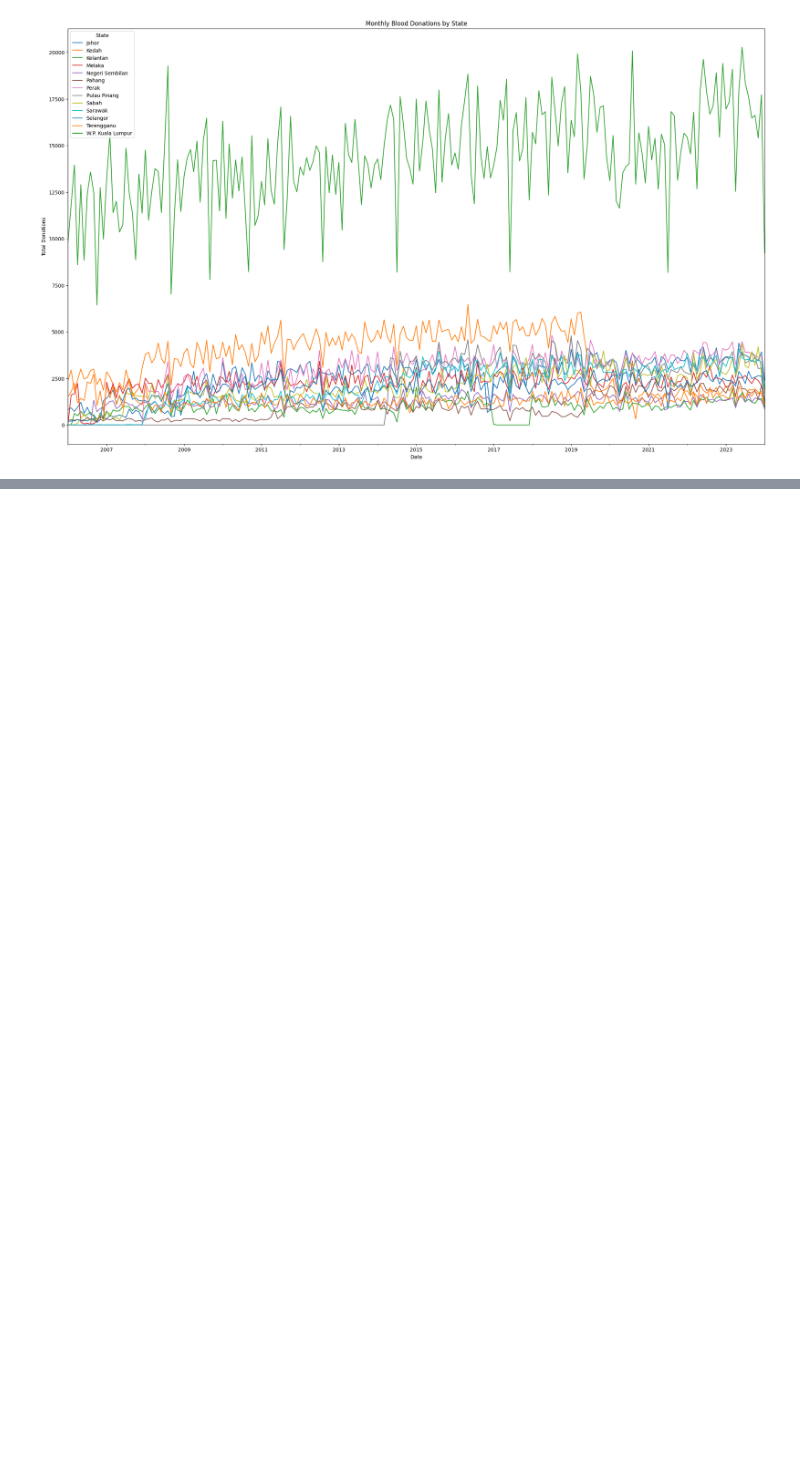
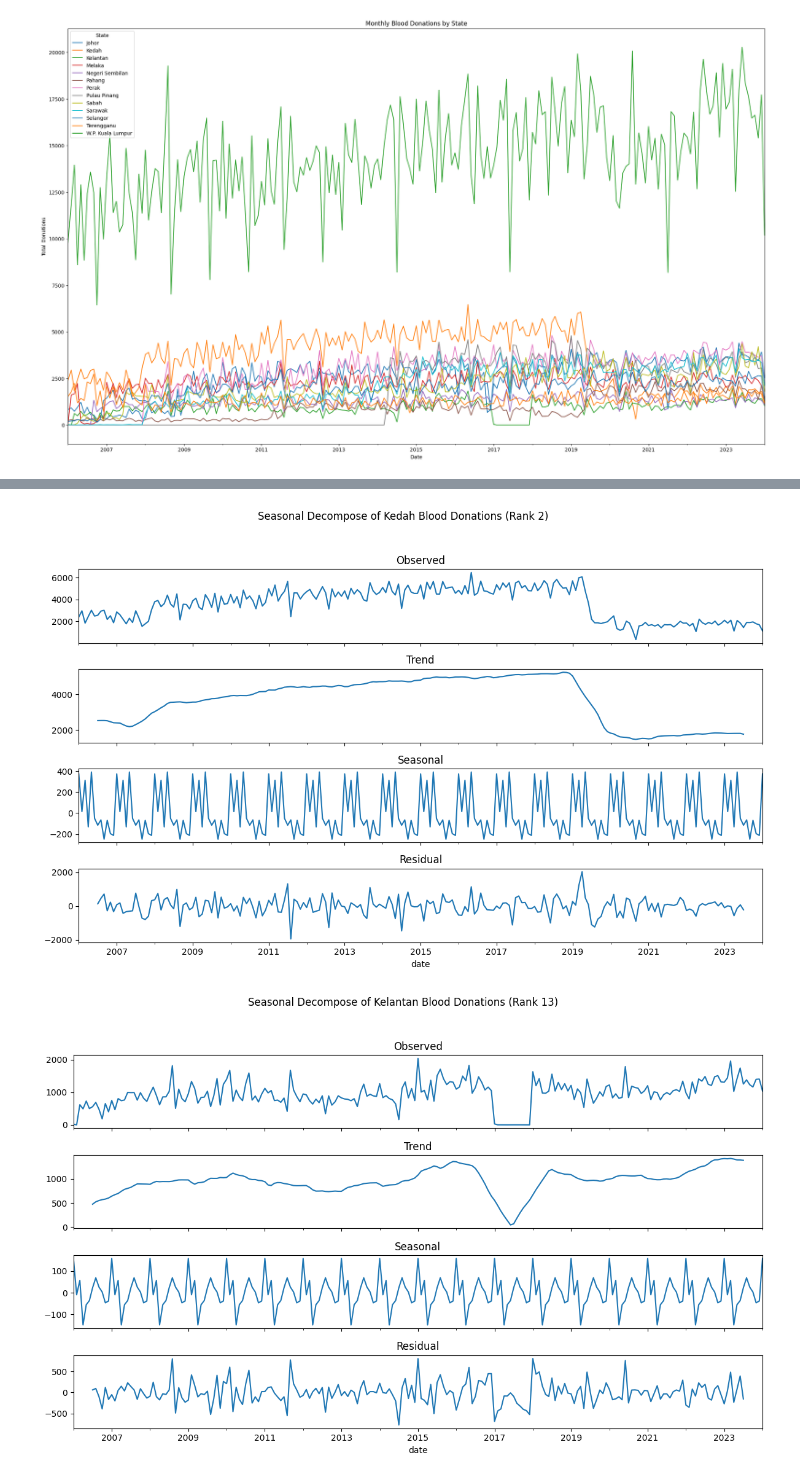
Before and after one commit to azaidrahman/HemoGraphics, a Jupyter notebook: notebooks/EDA.ipynb, the cells around one changed output, grey strips where cells are left out. Saved outputs shown, nothing was run; the diff lists cells and outputs as text; code cells hidden in the pictures; blank space fills up the shorter version.

Commit message:
Added seasonal decompose of Malaysia
- updated func decompose_and_plot to easily replicate functionality for Malaysia "state" as well

- cleaning up the helper functions as well

```diff
--- a/notebooks/EDA.ipynb
+++ b/notebooks/EDA.ipynb
@@ -192,18 +187,18 @@ date
 
 [217 rows x 13 columns]
 # %%
-# Proceed with the decomposition as previously
-def decompose_and_plot(state, df, mean_donations, model='multiplicative'):
+def decompose_and_plot(state, df, mean_donations = None, model='additive'):
     # Check if the state's data exists in the DataFrame
     if state not in df.columns:
         print(f"No data for state: {state}")
         return
 
-    rank = mean_donations.rank(ascending=False)[state]
+    if mean_donations is not None:
+        rank = mean_donations.rank(ascending=False)[state]
 
     # Perform seasonal decomposition
     series = df[state].dropna()  # Drop NA values for decomposition
-    decomposition = seasonal_decompose(series, model=model, period=12)  # Monthly data usually has a period of 12
+    decomposition = sm(series, model=model, period=12)  # Monthly data usually has a period of 12
 
     # Plot the decomposed components
     fig, axes = plt.subplots(4, 1, sharex=True, figsize=(12, 8))
@@ -212,7 +207,11 @@ def decompose_and_plot(state, df, mean_donations, model='multiplicative'):
     decomposition.seasonal.plot(ax=axes[2], legend=False, title='Seasonal')
     decomposition.resid.plot(ax=axes[3], legend=False, title='Residual')
 
-    plt.suptitle(f'Seasonal Decompose of {state} Blood Donations (Rank {int(rank)})')
+    if mean_donations is not None :
+        plt.suptitle(f'Seasonal Decompose of {state} Blood Donations (Rank {int(rank)})')
+    else:
+        plt.suptitle(f'Seasonal Decompose of {state} Blood Donations')
+
     plt.tight_layout(rect=[0, 0.03, 1, 0.95])  # Adjust the layout
     plt.show()
 
@@ -220,8 +219,9 @@ def decompose_and_plot(state, df, mean_donations, model='multiplicative'):
 mean_donations = monthly_donations_by_state.mean().sort_values()
 
 # Take two states with the highest and two with the lowest mean donations
-high_states = mean_donations.index[-2:]
-low_states = mean_donations.index[:2]
+if mean_donations is not None:
+    high_states = mean_donations.index[-2:]
+    low_states = mean_donations.index[:2]
 
 # print(high_states)
 # print(low_states)
@@ -230,17 +230,3 @@ low_states = mean_donations.index[:2]
 #     decompose_and_plot(state, monthly_donations_by_state, 'multiplicative')
 
 #Doesnt work with multiplicative!
-# %%
-# Forward-fill the donation data for states that started reporting later
-monthly_donations_by_state_ffill = monthly_donations_by_state.fillna(method='ffill')
-
-# Replace any remaining NaNs with zeros - assuming these are periods with no donations
-monthly_donations_by_state_ffill.fillna(0, inplace=True)
-
-# Ensure there are no negative values in the dataset
-monthly_donations_by_state_ffill[monthly_donations_by_state_ffill < 0] = 0
-
-# Now, we can safely proceed with an additive model
-# Continue with the decomposition as previously, but using the cleaned data and additive model
-for state in high_states.union(low_states):
-    decompose_and_plot(state, monthly_donations_by_state_ffill, mean_donations, 'additive')
@@ -251,0 +233,15 @@ for state in high_states.union(low_states):
+# %%
+def df_cleans_before_decompose(df):
+    #Forward-fill, replace NA and ensure no negative values in the dataset
+    df.ffill()
+    df.fillna(0,inplace=True)
+    df[df < 0] = 0
+    return df
+# %%
+monthly_donations_by_state_ffill = df_cleans_before_decompose(monthly_donations_by_state)
+# Now, we can safely proceed with an additive model
+for state in high_states.union(low_states):
+    decompose_and_plot(state, monthly_donations_by_state_ffill, mean_donations,model= 'additive')
+# %% [output]
+[figure, added]
+[figure, added]
```
Also changed, not shown: parts of 11 cells of this notebook, 1 other file.
